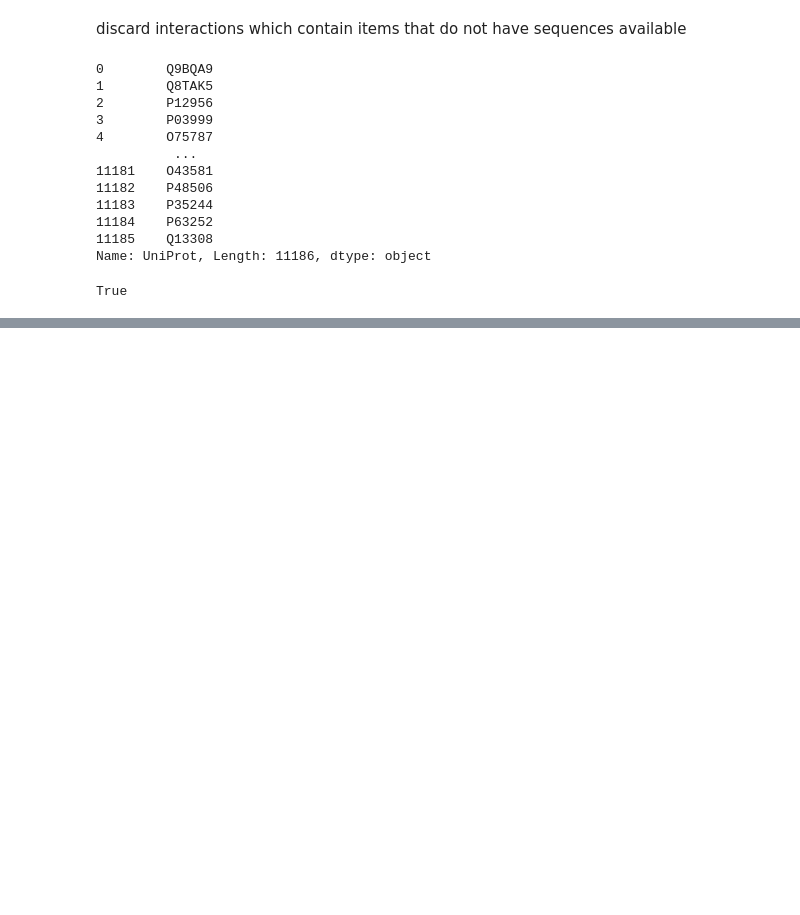
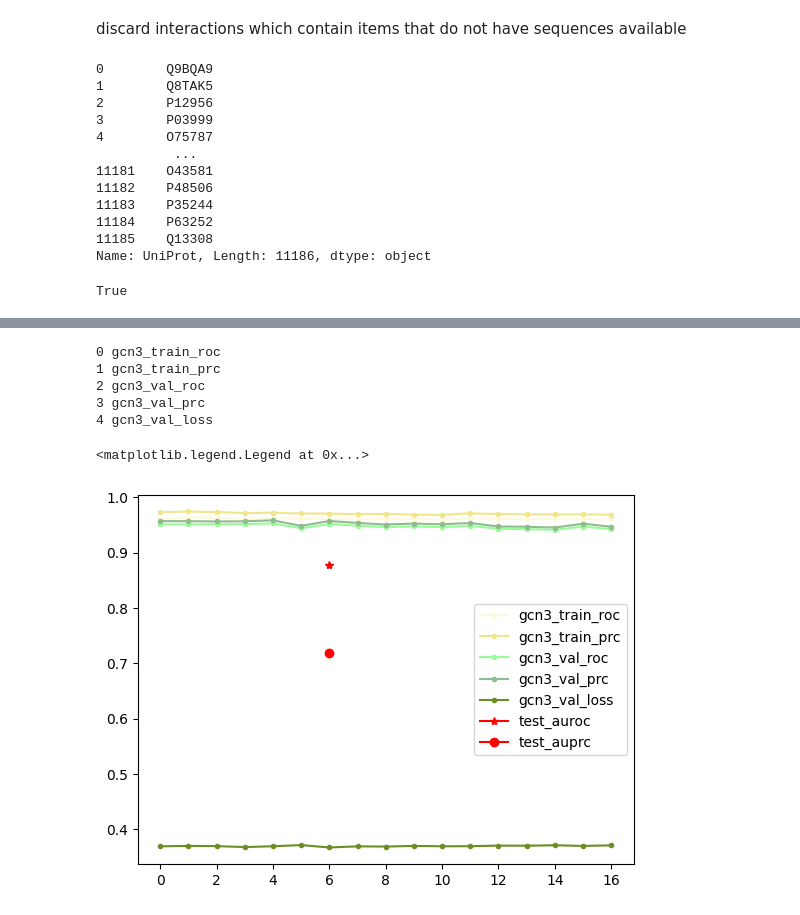
Before and after one commit to zshuyinggg/ppi_mutation, a Jupyter notebook: notebooks/ppi2.ipynb, the cells around one changed output, grey strips where cells are left out. Drawn from its saved outputs; the diff is of its cells as text; code cells hidden in the pictures; blank space fills up the shorter version.

```diff
--- a/notebooks/ppi2.ipynb
+++ b/notebooks/ppi2.ipynb
@@ -245,0 +332,18 @@ True
+# %%
+plt.figure()
+color_list=['cornsilk','khaki','palegreen','darkseagreen','olivedrab']
+for i,column in enumerate(gcn3.columns):
+    print(i,column)
+    plt.plot(gcn3[column],label=column,marker='.',color=color_list[i])
+
+plt.plot(6,0.877741,marker='*',color='r',label='test_auroc')
+plt.plot(6,0.719111,marker='o',color='r',label='test_auprc')
+plt.legend()
+# %% [output]
+0 gcn3_train_roc
+1 gcn3_train_prc
+2 gcn3_val_roc
+3 gcn3_val_prc
+4 gcn3_val_loss
+<matplotlib.legend.Legend at 0x...>
+[figure, added]
```
Also changed, not shown: parts of 14 cells of this notebook, 18 other files.
